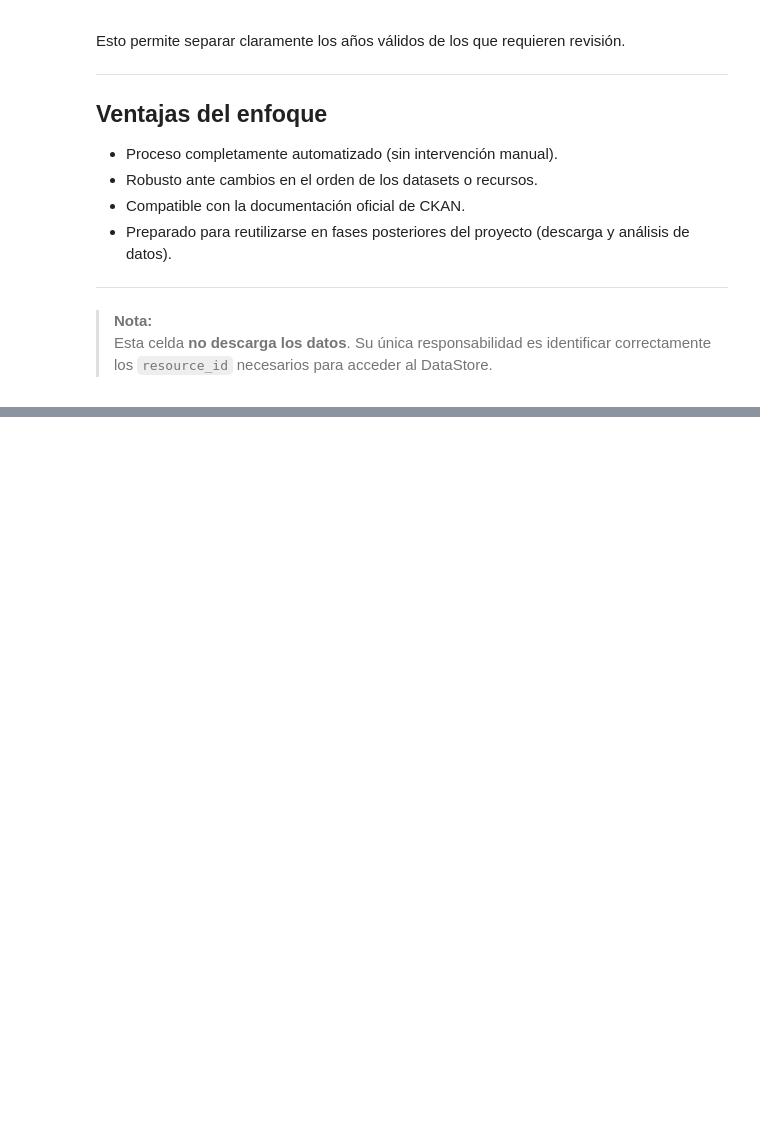
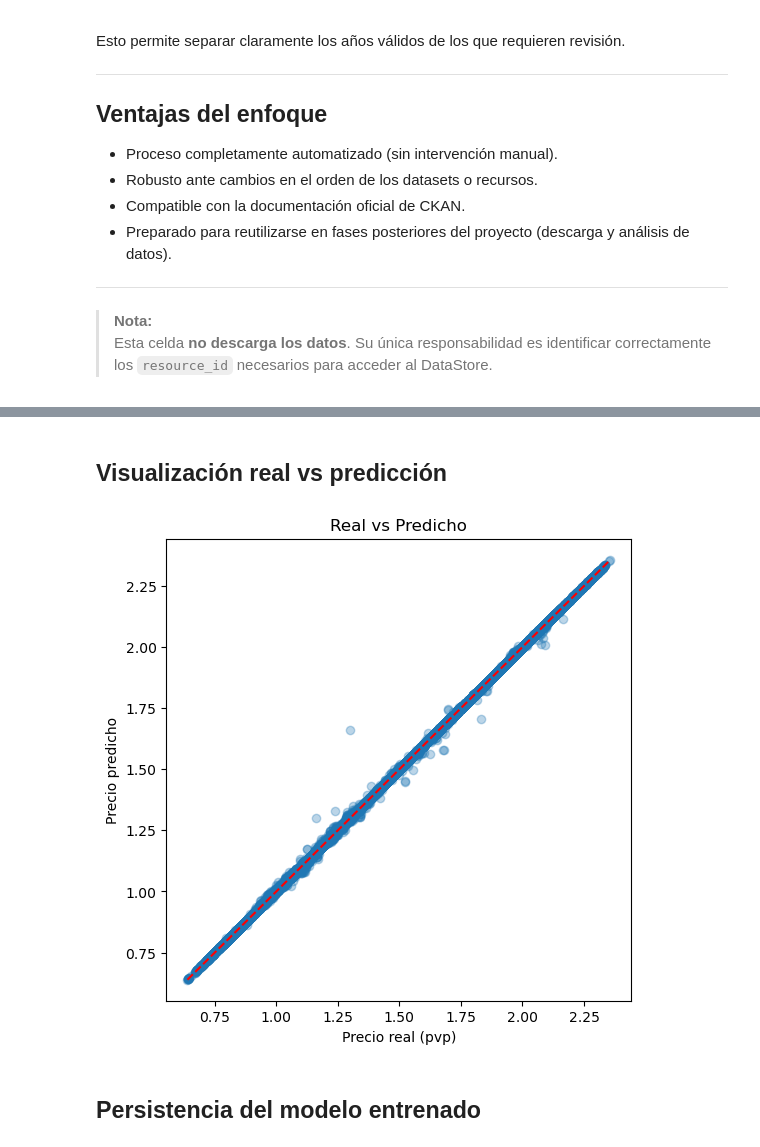
Before and after one commit to juanvi1921/ProyectoFinalCE, a Jupyter notebook: 01_funcionCompleta.ipynb, the cells around one changed output, grey strips where cells are left out. Drawn from its saved outputs; the diff is of its cells as text; code cells hidden in the pictures; blank space fills up the shorter version.

```diff
--- a/01_funcionCompleta.ipynb
+++ b/01_funcionCompleta.ipynb
@@ -387,0 +462,4 @@ Proceso terminado: todos los años fueron procesados.
+# %%
+
+# Target alternativo realista
+df["delta"] = df["pvp"] - df["pai"]
@@ -387,0 +478,13 @@ Proceso terminado: todos los años fueron procesados.
+# %%
+X_train, X_test, y_train, y_test = train_test_split(
+    X,
+    y,
+    test_size=0.2,
+    random_state=42
+)
+
+
+# Para delta
+X_train_delta, X_test_delta, y_train_delta, y_test_delta = train_test_split(
+    X, y_delta, test_size=0.2, random_state=42
+)
@@ -387,0 +493,18 @@ Proceso terminado: todos los años fueron procesados.
+# %%
+model = RandomForestRegressor(
+    n_estimators=200,
+    max_depth=None,
+    random_state=42,
+    n_jobs=-1
+)
+
+model.fit(X_train, y_train)
+
+# Modelo para delta
+model_delta = RandomForestRegressor(
+    n_estimators=200,
+    max_depth=None,
+    random_state=42,
+    n_jobs=-1
+)
+model_delta.fit(X_train_delta, y_train_delta)
@@ -387,0 +596,16 @@ Proceso terminado: todos los años fueron procesados.
+# %% [markdown]
+## Visualización real vs predicción
+# %%
+plt.figure(figsize=(6,6))
+plt.scatter(y_test, y_pred, alpha=0.3)
+plt.plot([y_test.min(), y_test.max()],
+         [y_test.min(), y_test.max()],
+         'r--')
+plt.xlabel("Precio real (pvp)")
+plt.ylabel("Precio predicho")
+plt.title("Real vs Predicho")
+plt.show()
+# %% [output]
+[figure, added]
+# %% [markdown]
+## Persistencia del modelo entrenado
```
Also changed, not shown: parts of 41 cells of this notebook.
